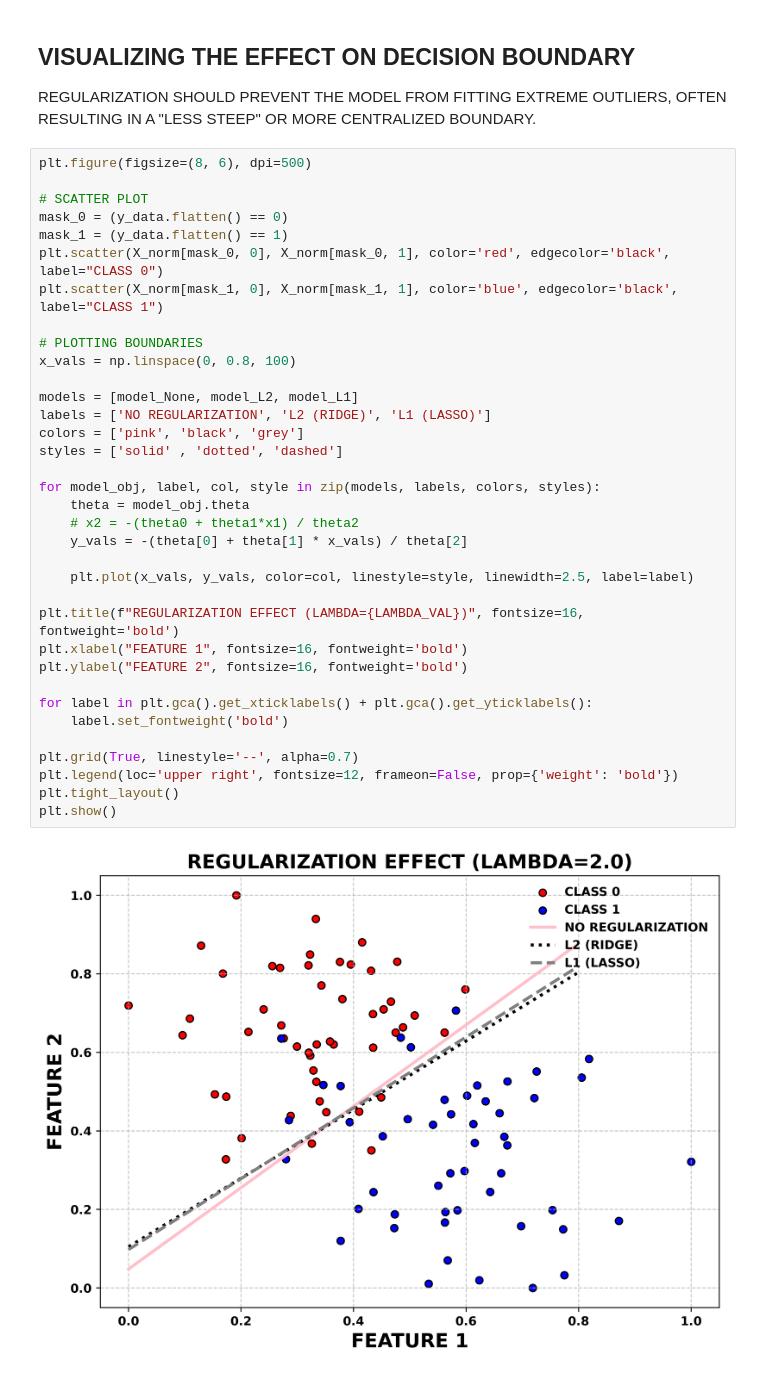
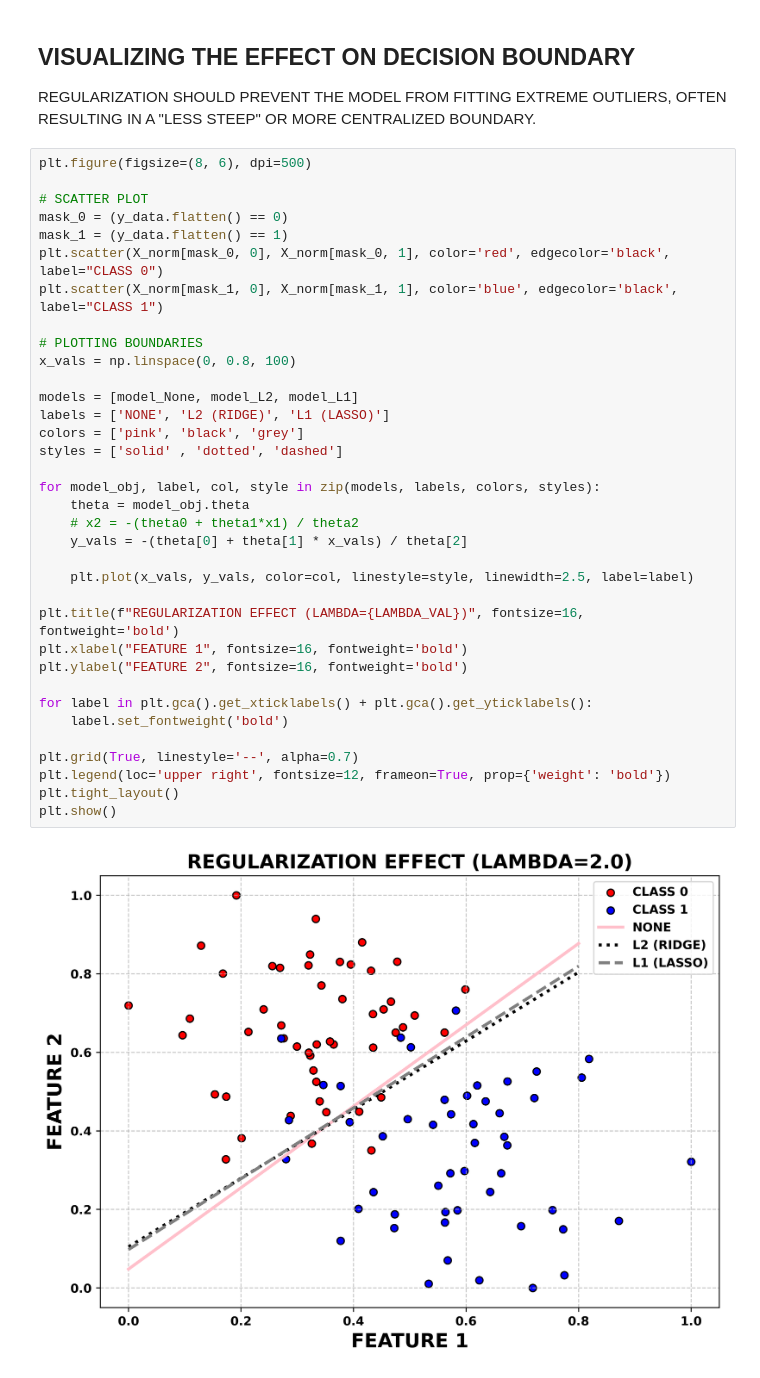
Before and after one commit to DaRkSouL36/LogisticRegression, a Jupyter notebook: LogisticRegression_Regularization.ipynb, the cells around one changed output. Cells and saved outputs as stored; diff of their text form.

Commit message:
COEFFICIENT SHRINKAGE VISUALIZATION

```diff
--- a/LogisticRegression_Regularization.ipynb
+++ b/LogisticRegression_Regularization.ipynb
@@ -312,33 +312,33 @@ plt.figure(figsize=(8, 6), dpi=500)
 mask_0 = (y_data.flatten() == 0)
 mask_1 = (y_data.flatten() == 1)
 plt.scatter(X_norm[mask_0, 0], X_norm[mask_0, 1], color='red', edgecolor='black', label="CLASS 0")
 plt.scatter(X_norm[mask_1, 0], X_norm[mask_1, 1], color='blue', edgecolor='black', label="CLASS 1")
 
 # PLOTTING BOUNDARIES
 x_vals = np.linspace(0, 0.8, 100)
 
 models = [model_None, model_L2, model_L1]
-labels = ['NO REGULARIZATION', 'L2 (RIDGE)', 'L1 (LASSO)']
+labels = ['NONE', 'L2 (RIDGE)', 'L1 (LASSO)']
 colors = ['pink', 'black', 'grey']
 styles = ['solid' , 'dotted', 'dashed']
 
 for model_obj, label, col, style in zip(models, labels, colors, styles):
     theta = model_obj.theta
     # x2 = -(theta0 + theta1*x1) / theta2
     y_vals = -(theta[0] + theta[1] * x_vals) / theta[2]
 
     plt.plot(x_vals, y_vals, color=col, linestyle=style, linewidth=2.5, label=label)
 
 plt.title(f"REGULARIZATION EFFECT (LAMBDA={LAMBDA_VAL})", fontsize=16, fontweight='bold')
 plt.xlabel("FEATURE 1", fontsize=16, fontweight='bold')
 plt.ylabel("FEATURE 2", fontsize=16, fontweight='bold')
 
 for label in plt.gca().get_xticklabels() + plt.gca().get_yticklabels():
     label.set_fontweight('bold')
 
 plt.grid(True, linestyle='--', alpha=0.7)
-plt.legend(loc='upper right', fontsize=12, frameon=False, prop={'weight': 'bold'})
+plt.legend(loc='upper right', fontsize=12, frameon=True, prop={'weight': 'bold'})
 plt.tight_layout()
 plt.show()
 # %% [output]
-[figure, old version]
+[figure, new version]
```
Also changed, not shown: parts of 2 cells of this notebook.
